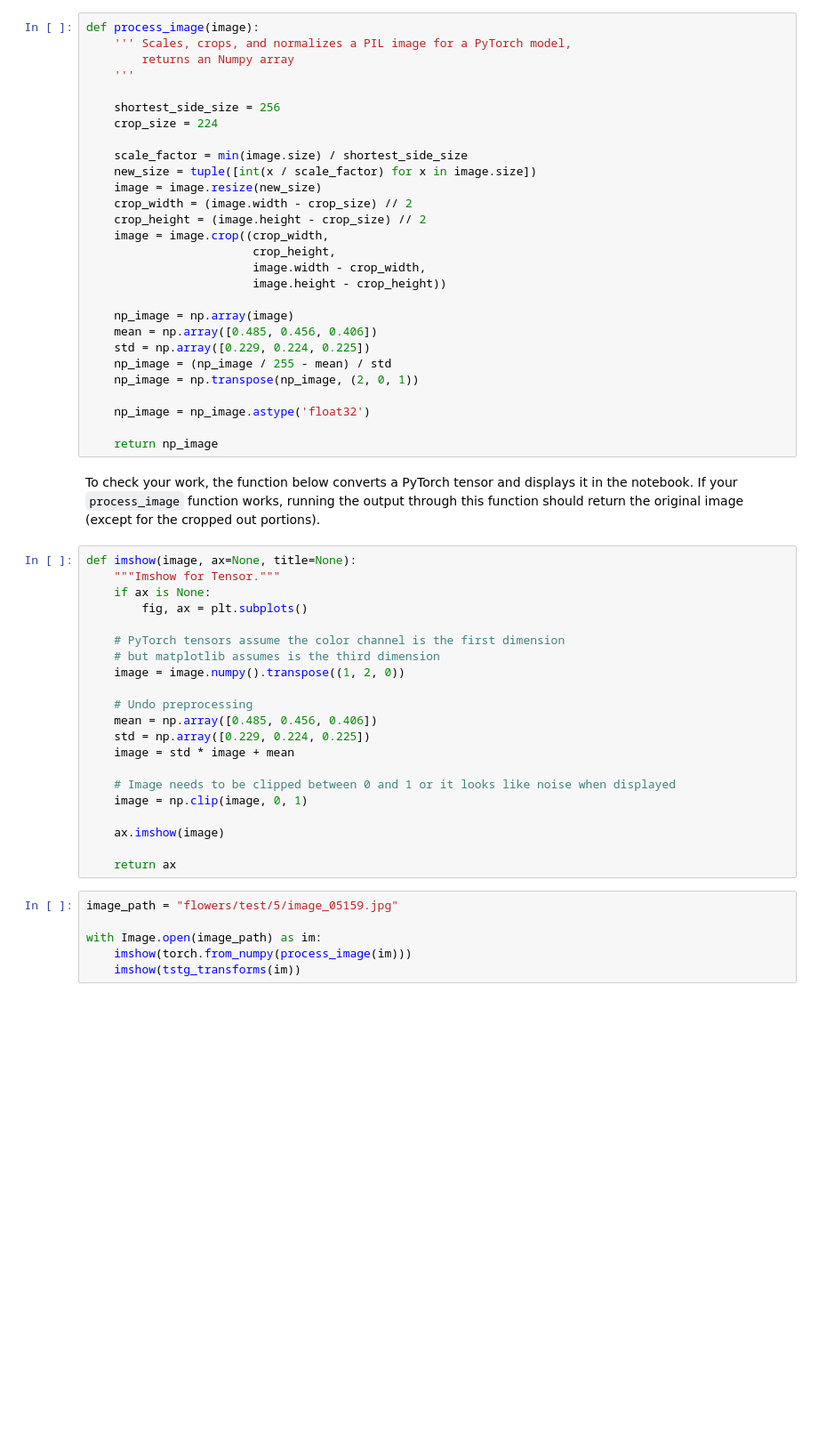
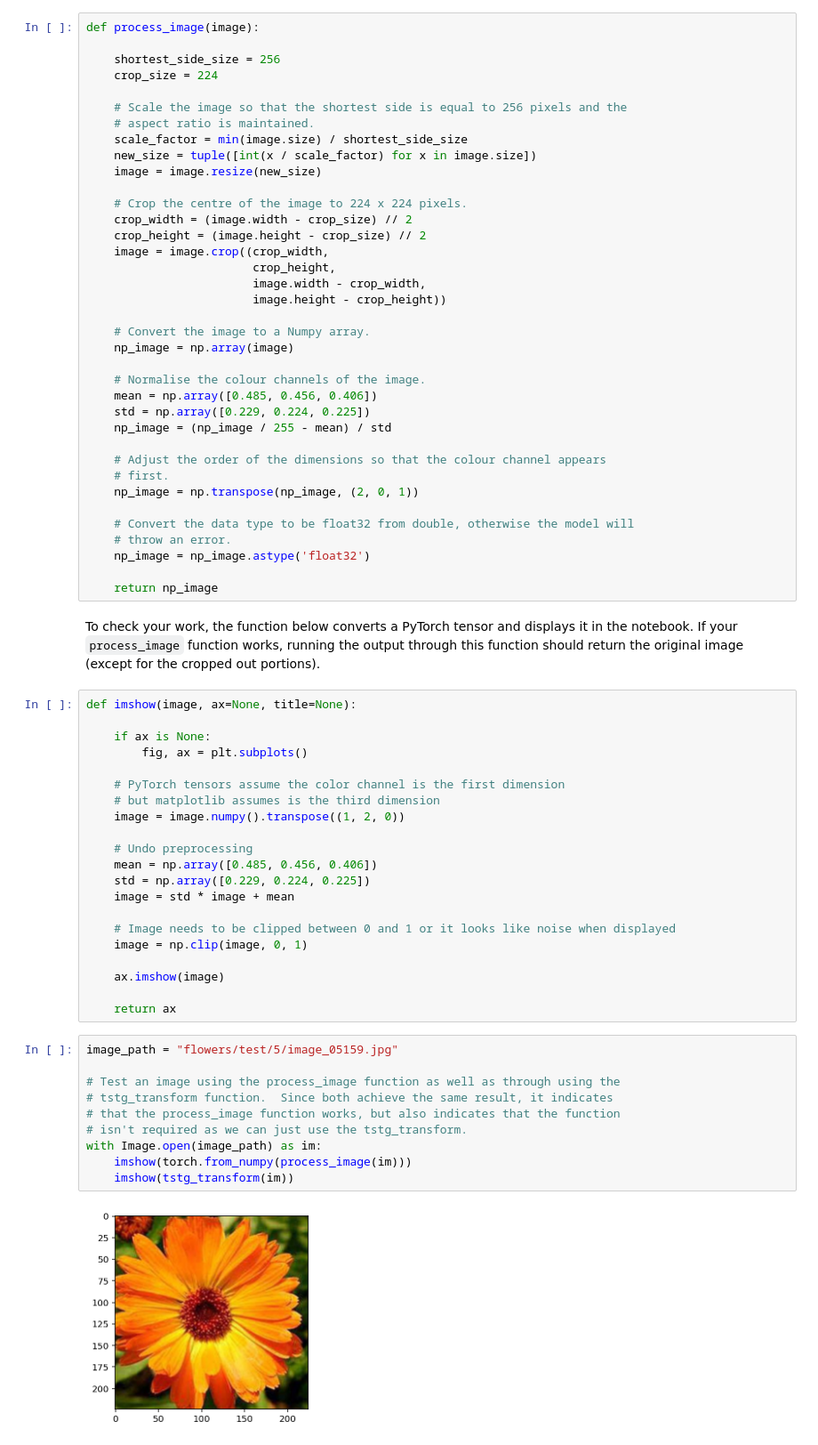
Before and after one commit to rpaech/aipnd-project, a Jupyter notebook: Image Classifier Project.ipynb, the cells around one changed output. Shown at 89% size. Saved outputs shown, nothing was run; the diff lists cells and outputs as text; blank space fills up the shorter version.

```diff
--- a/Image Classifier Project.ipynb
+++ b/Image Classifier Project.ipynb
@@ -331,16 +388,17 @@ As before, the network expects the images to be normalized in a specific way. Fo
 And finally, PyTorch expects the color channel to be the first dimension but it's the third dimension in the PIL image and Numpy array. You can reorder dimensions using [`ndarray.transpose`](https://docs.scipy.org/doc/numpy-1.13.0/reference/generated/numpy.ndarray.transpose.html). The color channel needs to be first and retain the order of the other two dimensions.
 # %%
 def process_image(image):
-    ''' Scales, crops, and normalizes a PIL image for a PyTorch model,
-        returns an Numpy array
-    '''
 
     shortest_side_size = 256
     crop_size = 224
 
+    # Scale the image so that the shortest side is equal to 256 pixels and the
+    # aspect ratio is maintained.
     scale_factor = min(image.size) / shortest_side_size
     new_size = tuple([int(x / scale_factor) for x in image.size])
     image = image.resize(new_size)
+
+    # Crop the centre of the image to 224 x 224 pixels.
     crop_width = (image.width - crop_size) // 2
     crop_height = (image.height - crop_size) // 2
     image = image.crop((crop_width,
@@ -348,12 +406,20 @@ def process_image(image):
                         image.width - crop_width,
                         image.height - crop_height))
 
+    # Convert the image to a Numpy array.
     np_image = np.array(image)
+
+    # Normalise the colour channels of the image.
     mean = np.array([0.485, 0.456, 0.406])
     std = np.array([0.229, 0.224, 0.225])
     np_image = (np_image / 255 - mean) / std
+
+    # Adjust the order of the dimensions so that the colour channel appears
+    # first.
     np_image = np.transpose(np_image, (2, 0, 1))
 
+    # Convert the data type to be float32 from double, otherwise the model will
+    # throw an error.
     np_image = np_image.astype('float32')
 
     return np_image
@@ -361,7 +427,7 @@ def process_image(image):
 To check your work, the function below converts a PyTorch tensor and displays it in the notebook. If your `process_image` function works, running the output through this function should return the original image (except for the cropped out portions).
 # %%
 def imshow(image, ax=None, title=None):
-    """Imshow for Tensor."""
+
     if ax is None:
         fig, ax = plt.subplots()
 
@@ -383,6 +449,12 @@ def imshow(image, ax=None, title=None):
 # %%
 image_path = "flowers/test/5/image_05159.jpg"
 
+# Test an image using the process_image function as well as through using the
+# tstg_transform function.  Since both achieve the same result, it indicates
+# that the process_image function works, but also indicates that the function
+# isn't required as we can just use the tstg_transform.
 with Image.open(image_path) as im:
     imshow(torch.from_numpy(process_image(im)))
-    imshow(tstg_transforms(im))
+    imshow(tstg_transform(im))
+# %% [output]
+[figure, added]
```
Also changed, not shown: parts of 20 cells of this notebook, 3 other files.
